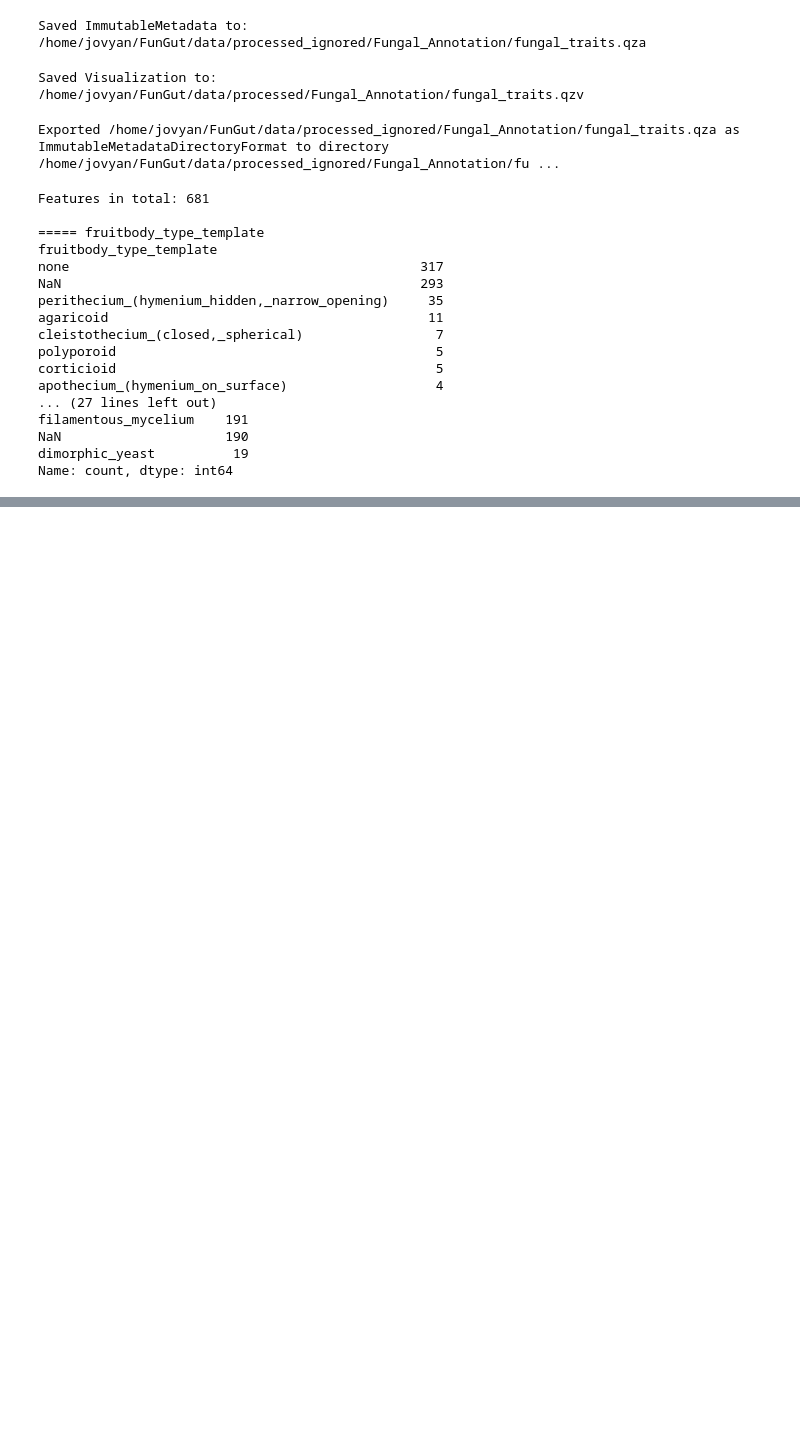
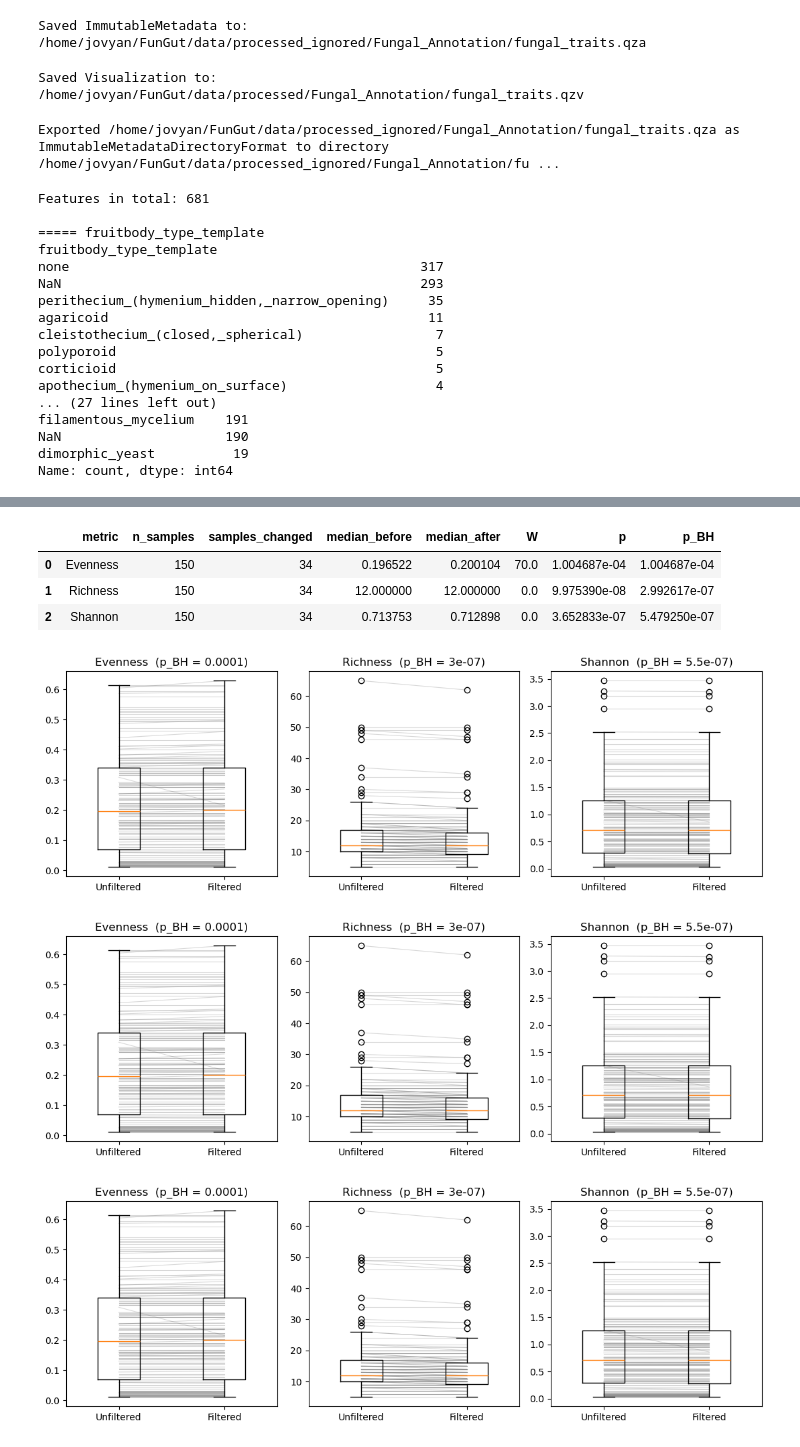
Before and after one commit to elettra-fromm/FunGut, a Jupyter notebook: scripts/Fungal_Annotation.ipynb, the cells around one changed output, grey strips where cells are left out. Cells and saved outputs as stored; diff of their text form; code cells hidden in the pictures; blank space fills up the shorter version.

```diff
--- a/scripts/Fungal_Annotation.ipynb
+++ b/scripts/Fungal_Annotation.ipynb
@@ -102,0 +190,40 @@ Name: count, dtype: int64
+# %%
+from scipy.stats import wilcoxon
+from statsmodels.stats.multitest import multipletests
+
+res = []
+for metric, d in alpha.groupby("metric"):
+    stat, p = wilcoxon(d["before"], d["after"])
+    res.append({"metric": metric,
+                "n_samples": len(d),
+                "samples_changed": int((d["before"] != d["after"]).sum()),
+                "median_before": d["before"].median(),
+                "median_after": d["after"].median(),
+                "W": stat, "p": p})
+res = pd.DataFrame(res)
+res["p_BH"] = multipletests(res["p"], method="fdr_bh")[1]
+res
+# %% [output]
+|  | metric | n_samples | samples_changed | median_before | median_after | W | p | p_BH |
+| 0 | Evenness | 150 | 34 | 0.196522 | 0.200104 | 70.0 | 1.004687e-04 | 1.004687e-04 |
+| 1 | Richness | 150 | 34 | 12.000000 | 12.000000 | 0.0 | 9.975390e-08 | 2.992617e-07 |
+| 2 | Shannon | 150 | 34 | 0.713753 | 0.712898 | 0.0 | 3.652833e-07 | 5.479250e-07 |
+# %%
+%matplotlib inline
+import matplotlib.pyplot as plt
+
+fig, axes = plt.subplots(1, 3, figsize=(11, 3.8))
+for ax, (metric, d) in zip(axes, alpha.groupby("metric")):
+    for _, r in d.iterrows():
+        ax.plot([0, 1], [r["before"], r["after"]], color="grey", alpha=0.3, lw=0.8)
+    ax.boxplot([d["before"], d["after"]], positions=[0, 1], widths=0.4)
+    p_adj = res.loc[res["metric"] == metric, "p_BH"].values[0]
+    ax.set_xticks([0, 1]); ax.set_xticklabels(["Unfiltered", "Filtered"])
+    ax.set_title(f"{metric}  (p_BH = {p_adj:.2g})")
+plt.tight_layout()
+plt.savefig(f"{out_dir_1}/alpha_before_after.png", dpi=300)
+plt.show()
+# %% [output]
+[figure, added]
+[figure, added]
+[figure, added]
```
Also changed, not shown: parts of 13 cells of this notebook, 2 other files.
